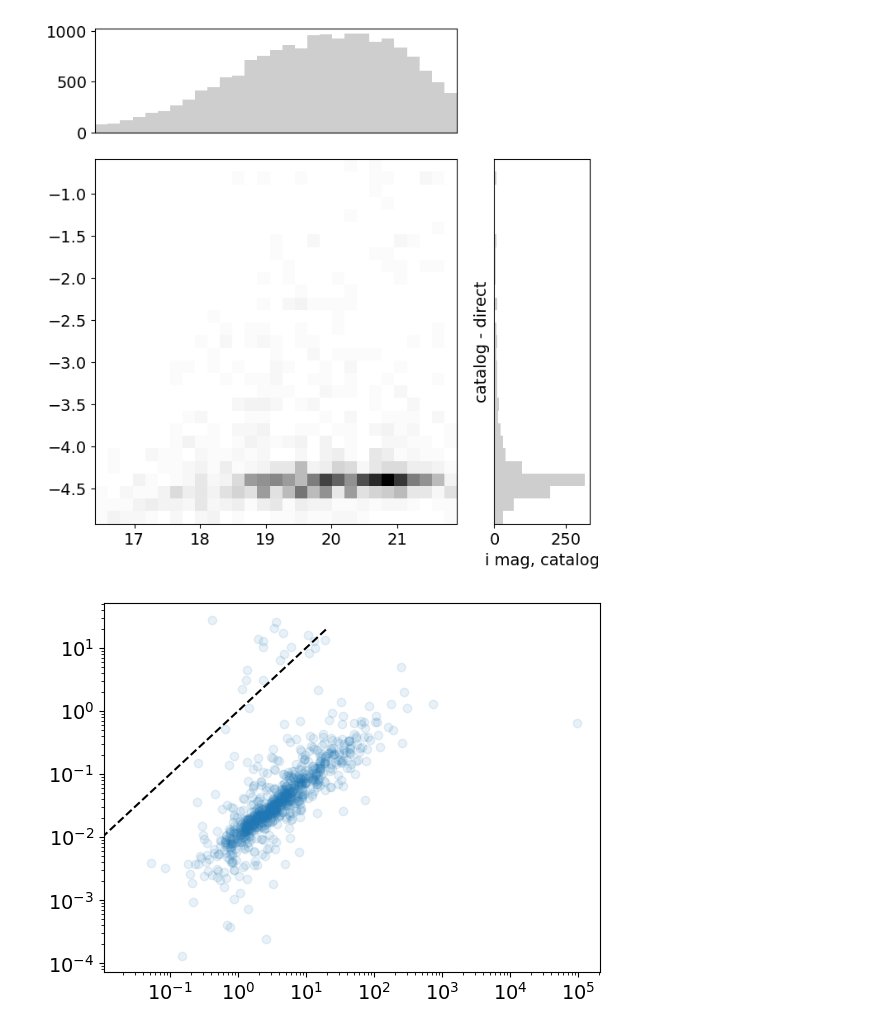
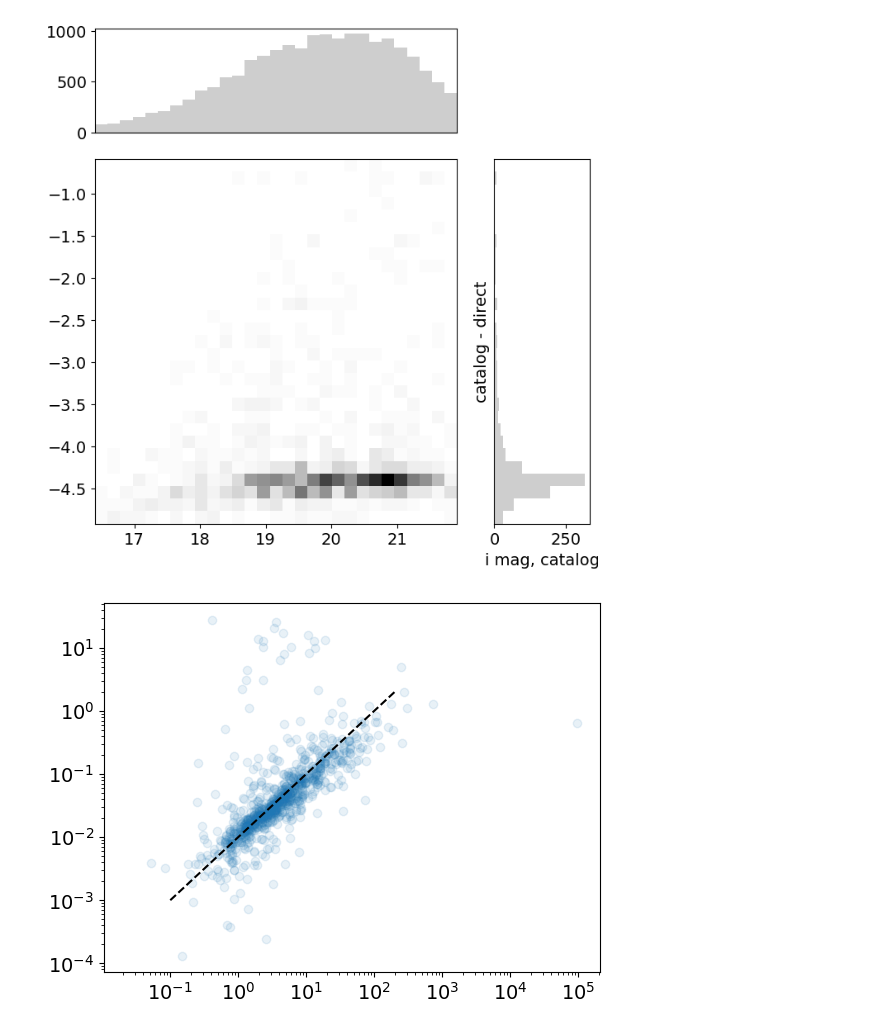
Before and after one commit to ekadofong/agrias, a Jupyter notebook: notebooks/HalphaDirectPhotometry.ipynb, the cells around one changed output. Cells and saved outputs as stored; diff of their text form; code cells hidden in the pictures.

Commit message:
fix flux units (Merian images use HSC zp)

```diff
--- a/notebooks/HalphaDirectPhotometry.ipynb
+++ b/notebooks/HalphaDirectPhotometry.ipynb
@@ -30,5 +30,5 @@ galex = _galex.loc[~_galex.index.duplicated(keep='first')].reindex(overlap).rese
 # %%
 catalog_halum = pd.read_csv ( '/Users/kadofong/Desktop/merian_catalog_halum.csv', index_col=0)
 # %%
-lha_df = pd.read_csv('../local_data/output/lha_df.csv', index_col=0)
+lha_df = pd.read_csv('../local_data/output/lha_df.csv.bak', index_col=0)
 # %%
@@ -66,11 +58,11 @@ plt.savefig("/Users/kadofong//Desktop/output.png")
 # %%
 plt.scatter (
     catalog_halum['LHa']/1e40,
     lha_df.reindex(catalog_halum.index)['LHa'],
     alpha=0.1
 )
-xs = np.linspace(0., 20.,10)
-plt.plot(xs,xs,color='k', ls='--')
+xs = np.linspace(0.1, 200.,10)
+plt.plot(xs,xs*0.01,color='k', ls='--')
 ek.loglog()
 # %% [output]
-[figure, old version]
+[figure, new version]
```
Also changed, not shown: parts of 4 cells of this notebook, 2 other files.
